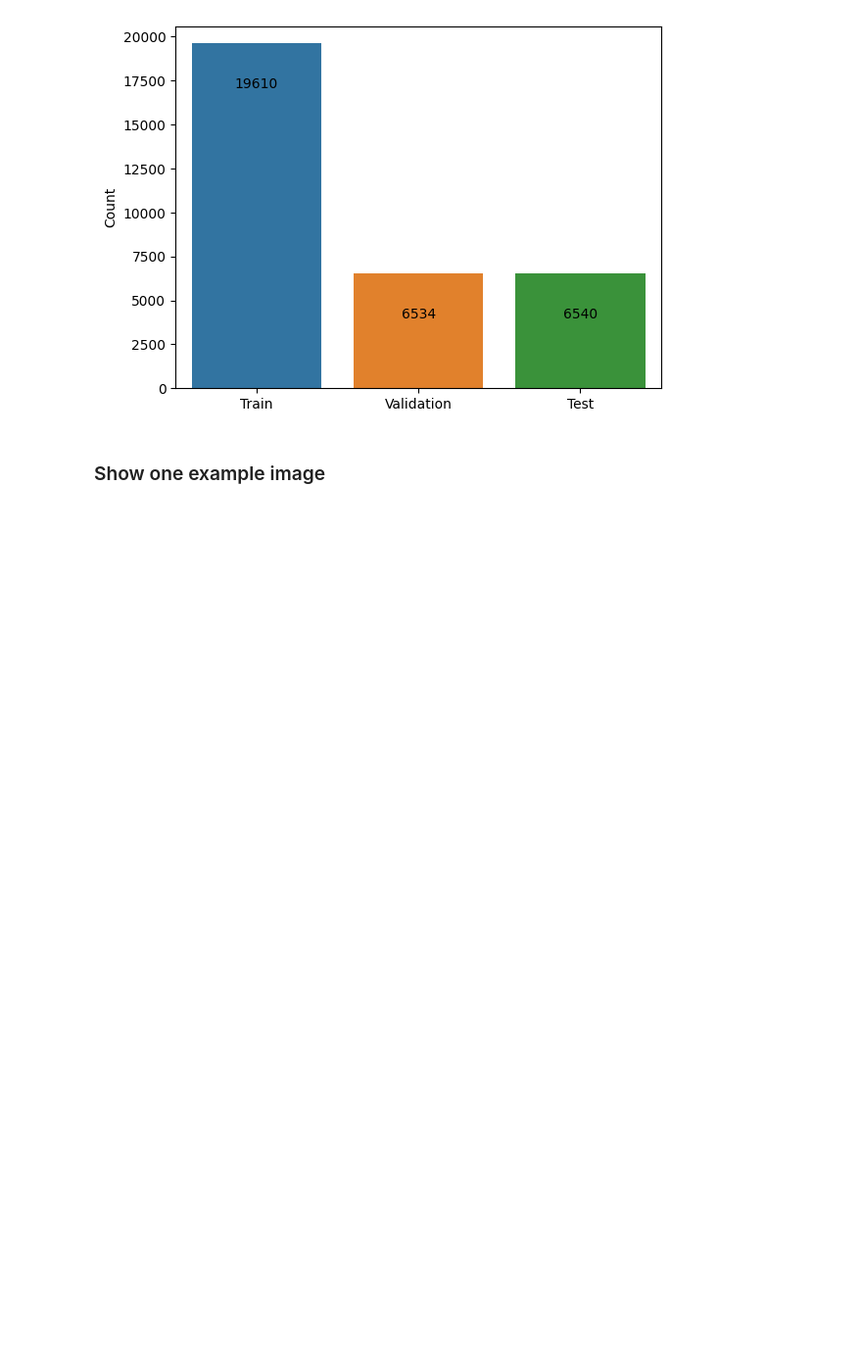
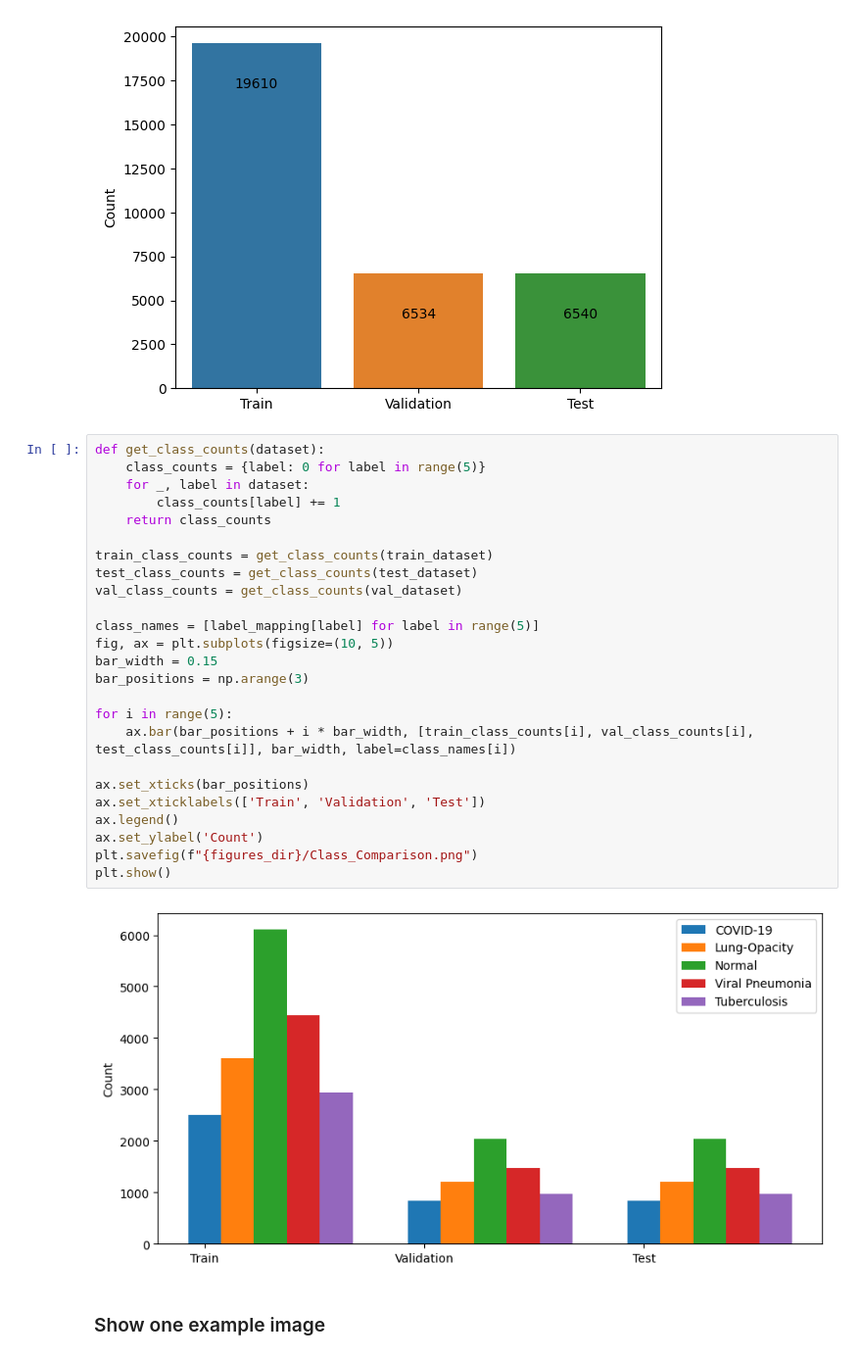
Before and after one commit to Fabianofski/medical-chest-xray, a Jupyter notebook: medical.ipynb, the cells around one changed output. Shown at 98% size. Drawn from its saved outputs; the diff is of its cells as text; blank space fills up the shorter version.

Commit message:
Added dataset class count chart

```diff
--- a/medical.ipynb
+++ b/medical.ipynb
@@ -230,6 +230,33 @@ plt.savefig(f"{figures_dir}/Split_Comparison.png")
 plt.show()
 # %% [output]
 [figure]
+# %%
+def get_class_counts(dataset):
+    class_counts = {label: 0 for label in range(5)}
+    for _, label in dataset:
+        class_counts[label] += 1
+    return class_counts
+
+train_class_counts = get_class_counts(train_dataset)
+test_class_counts = get_class_counts(test_dataset)
+val_class_counts = get_class_counts(val_dataset)
+
+class_names = [label_mapping[label] for label in range(5)]
+fig, ax = plt.subplots(figsize=(10, 5))
+bar_width = 0.15
+bar_positions = np.arange(3)
+
+for i in range(5):
+    ax.bar(bar_positions + i * bar_width, [train_class_counts[i], val_class_counts[i], test_class_counts[i]], bar_width, label=class_names[i])
+
+ax.set_xticks(bar_positions)
+ax.set_xticklabels(['Train', 'Validation', 'Test'])
+ax.legend()
+ax.set_ylabel('Count')
+plt.savefig(f"{figures_dir}/Class_Comparison.png")
+plt.show()
+# %% [output]
+[figure, added]
 # %% [markdown]
 ### Show one example image
 # %%
```
Also changed, not shown: parts of 2 cells of this notebook, 1 other file.
